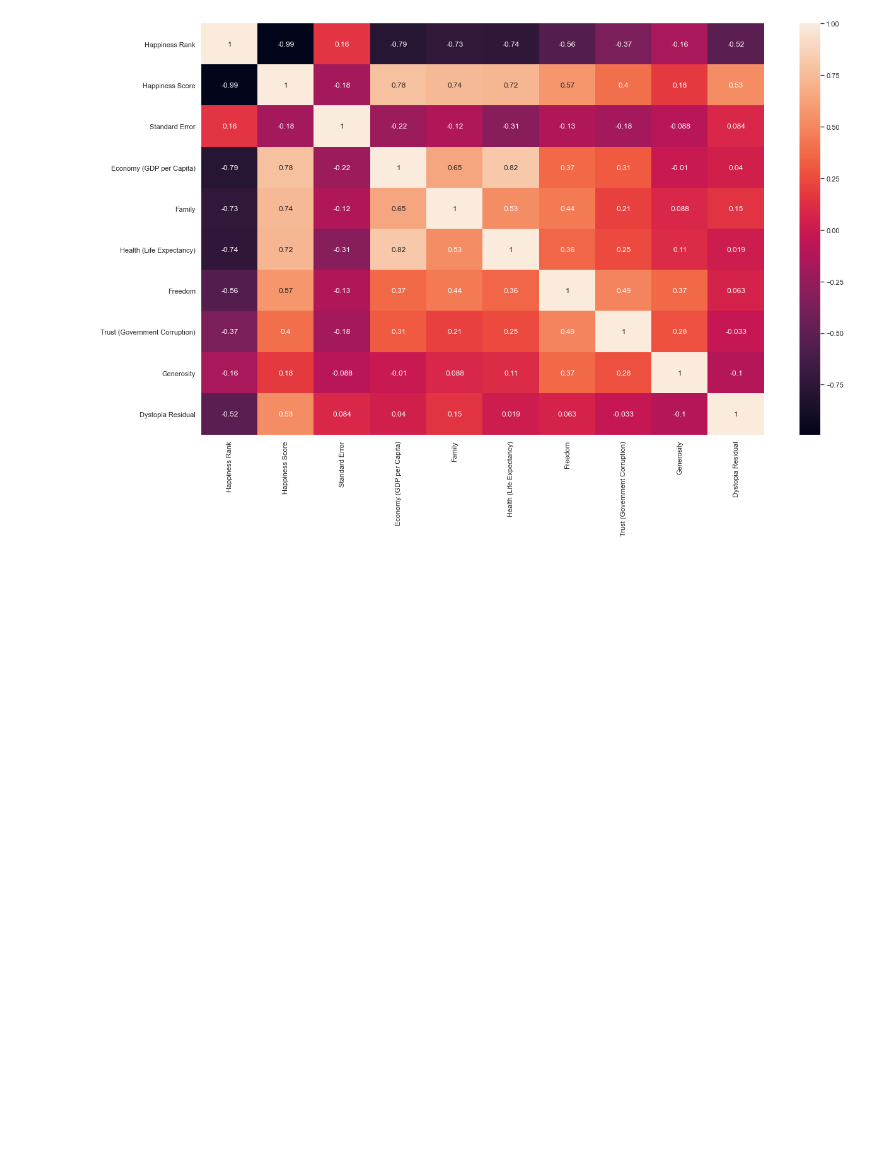
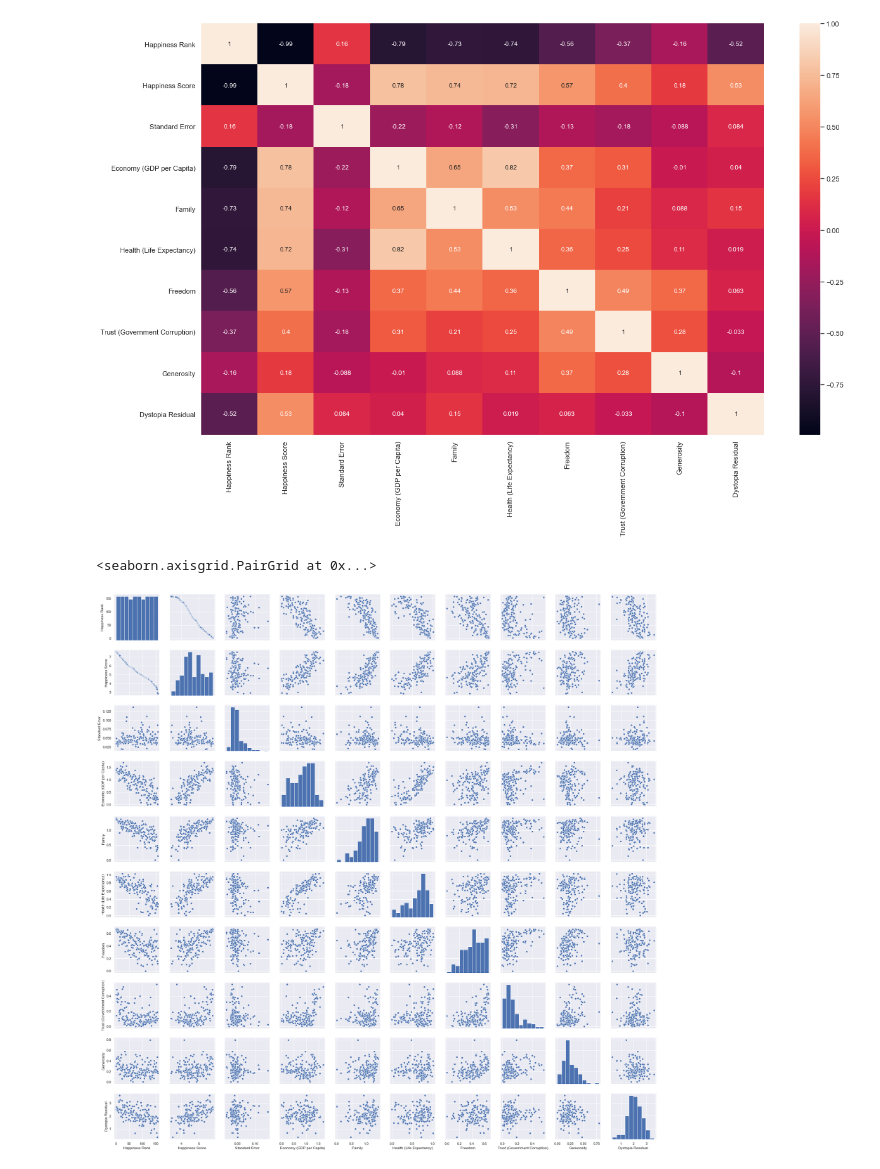
Before and after one commit to UWA-Project-1/The-World-Happiness-Analysis, a Jupyter notebook: test-work.ipynb, the cells around one changed output. Cells and saved outputs as stored; diff of their text form; code cells hidden in the pictures; blank space fills up the shorter version.

```diff
--- a/test-work.ipynb
+++ b/test-work.ipynb
@@ -101,3 +142,8 @@ sns.heatmap(df.corr(), annot=True)
 plt.show()
 # %% [output]
 [figure]
+# %%
+sns.pairplot(df[2016])
+# %% [output]
+<seaborn.axisgrid.PairGrid at 0x...>
+[figure, added]
```
Also changed, not shown: parts of 13 cells of this notebook.
